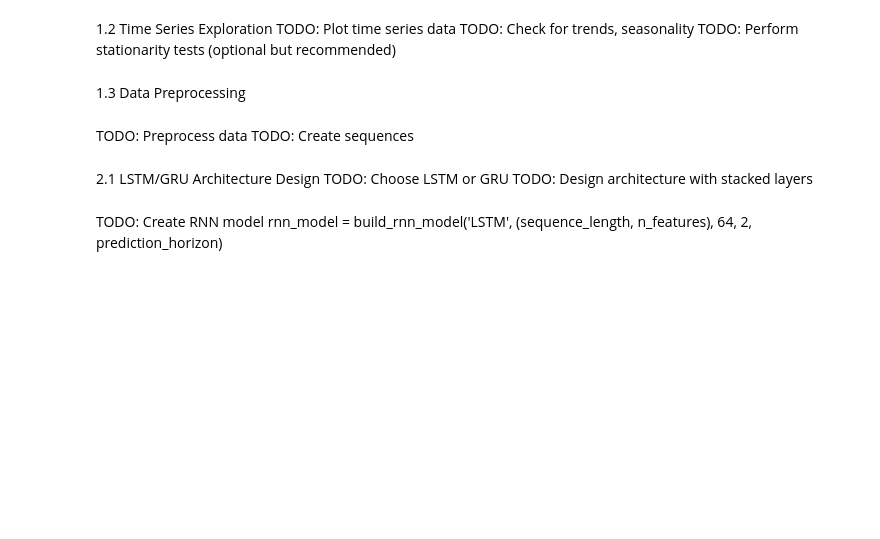
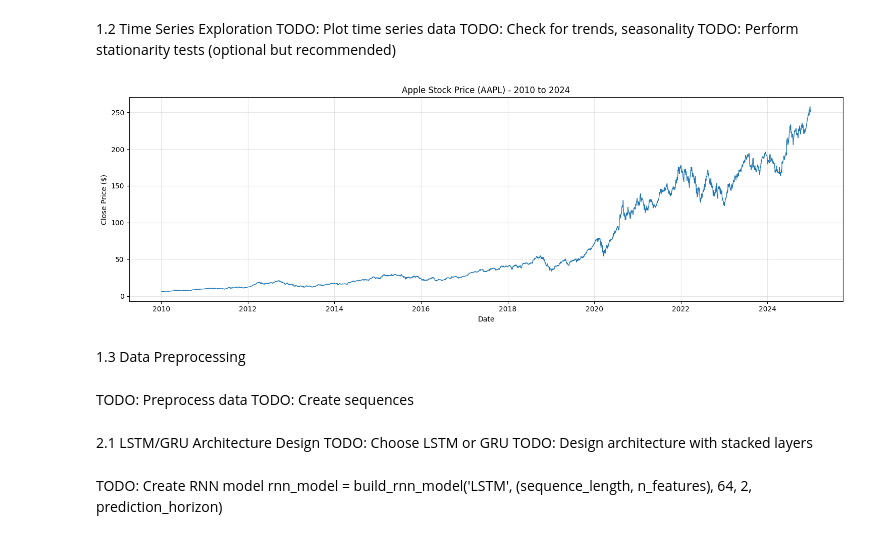
Before and after one commit to 2025AA05686/rnn, a Jupyter notebook: 2025AA05686_rnn_assignment.ipynb, the cells around one changed output. Saved outputs shown, nothing was run; the diff lists cells and outputs as text; code cells hidden in the pictures; blank space fills up the shorter version.

Commit message:
executed all cells, updated outputs, and added dataset exploration for AAPL stock prices

```diff
--- a/2025AA05686_rnn_assignment.ipynb
+++ b/2025AA05686_rnn_assignment.ipynb
@@ -187,6 +210,18 @@ print("="*70)
 TODO: Plot time series data
 TODO: Check for trends, seasonality
 TODO: Perform stationarity tests (optional but recommended)
+# %%
+# Plot time series data
+plt.figure(figsize=(15, 5))
+plt.plot(df.index, data, linewidth=1)
+plt.title('Apple Stock Price (AAPL) - 2010 to 2024')
+plt.xlabel('Date')
+plt.ylabel('Close Price ($)')
+plt.grid(True, alpha=0.3)
+plt.tight_layout()
+plt.show()
+# %% [output]
+[figure, added]
 # %% [markdown]
 1.3 Data Preprocessing
 # %%
```
Also changed, not shown: parts of 6 cells of this notebook, 2 other files.
